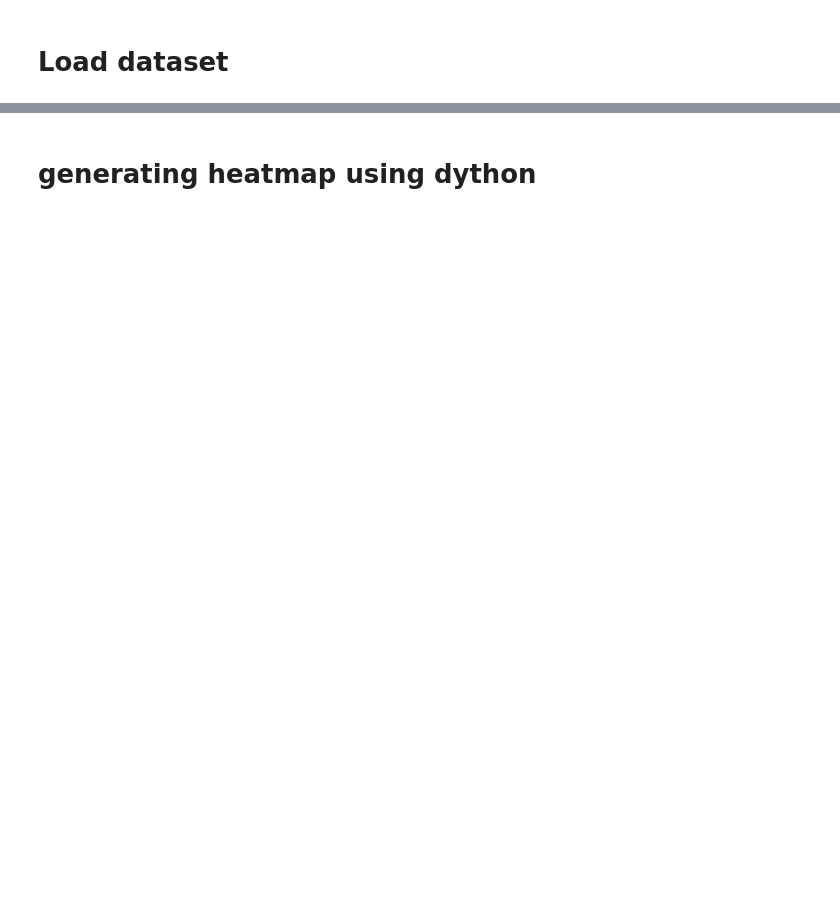
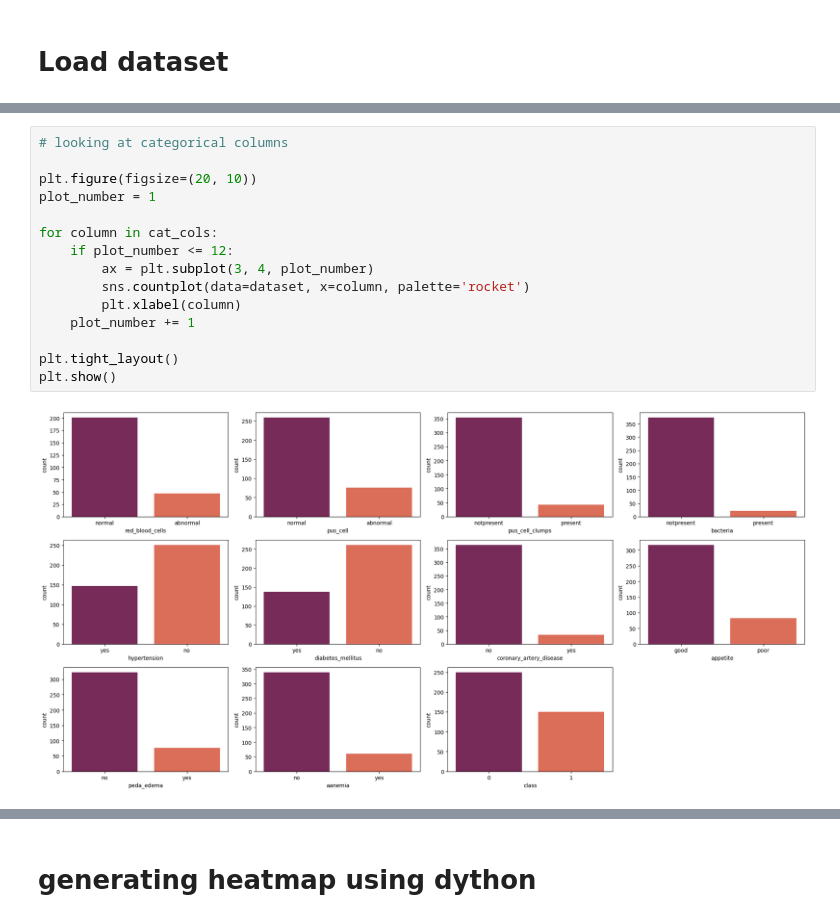
Before and after one commit to Shadman1077/Chronic-Kidney-Disease-Prediction, a Jupyter notebook: preprocessing.ipynb, the cells around one changed output, grey strips where cells are left out. Cells and saved outputs as stored; diff of their text form; blank space fills up the shorter version.

Commit message:
data preprocessing done

```diff
--- a/preprocessing.ipynb
+++ b/preprocessing.ipynb
@@ -220,0 +228,17 @@ df_clean.groupby('classification').mean()
+# %%
+# looking at categorical columns
+
+plt.figure(figsize=(20, 10))
+plot_number = 1
+
+for column in cat_cols:
+    if plot_number <= 12:
+        ax = plt.subplot(3, 4, plot_number)
+        sns.countplot(data=dataset, x=column, palette='rocket')
+        plt.xlabel(column)
+    plot_number += 1
+
+plt.tight_layout()
+plt.show()
+# %% [output]
+[figure, added]
```
Also changed, not shown: parts of 115 cells of this notebook, 2 other files.
